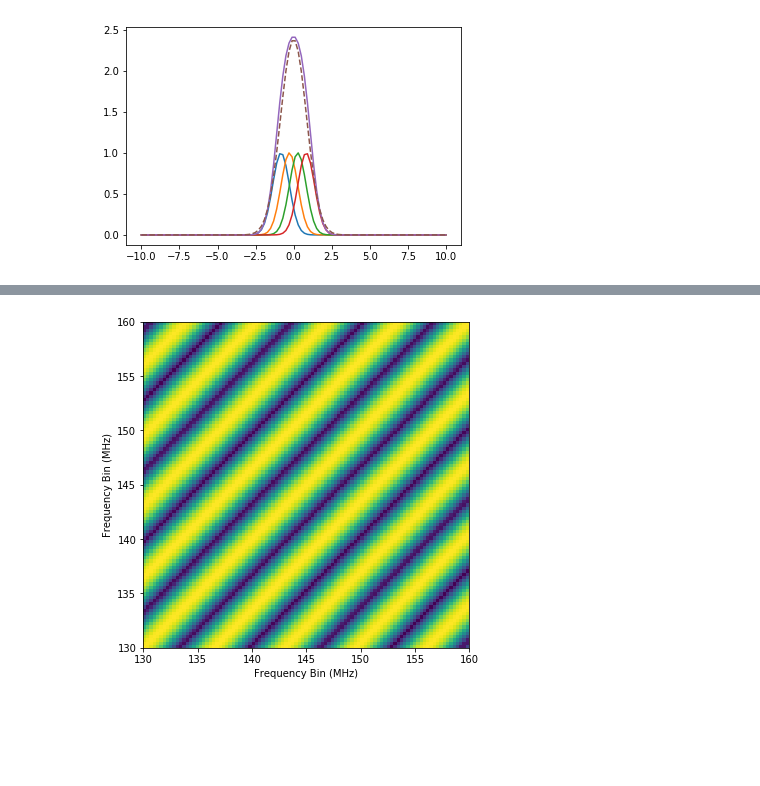
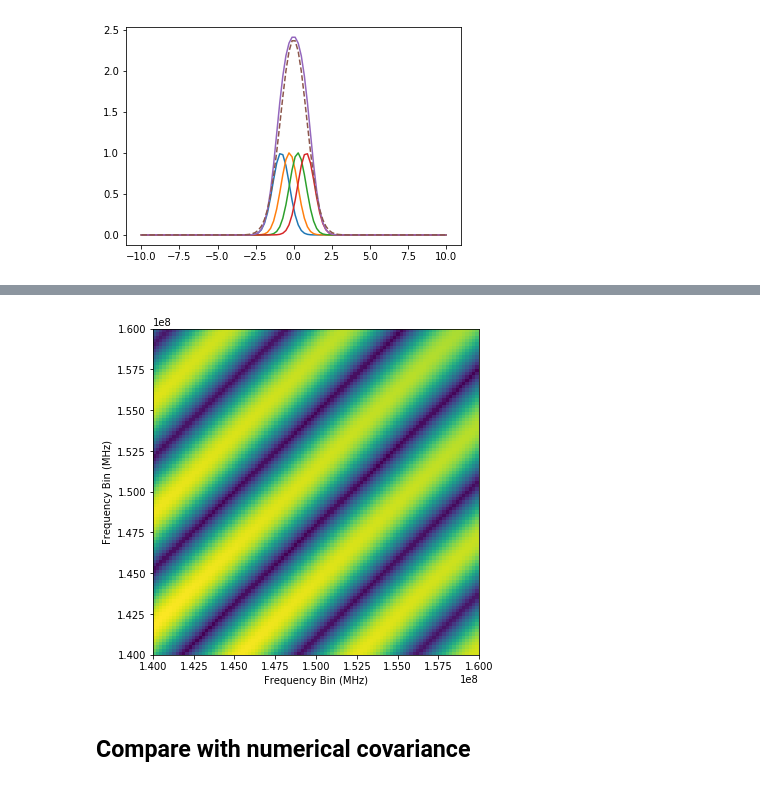
Before and after one commit to ronniyjoseph/Beam-Perturbations, a Jupyter notebook: Beam_Covariance_Analytic.ipynb, the cells around one changed output, grey strips where cells are left out. Cells and saved outputs as stored; diff of their text form; code cells hidden in the pictures; blank space fills up the shorter version.

```diff
--- a/Beam_Covariance_Analytic.ipynb
+++ b/Beam_Covariance_Analytic.ipynb
@@ -156,19 +142,20 @@ sky_model = PointSourceSky()
 sky_model.add_source(flux, frequency_0, source_l, source_m, spectral_index)
 # %%
 u_eor = 50
-frequencies = numpy.linspace(130, 160, 100)
+frequency_range = numpy.linspace(140, 160, 100)*1e6
+ff1, ff2 = numpy.meshgrid(frequency_range, frequency_range)
 
-ff1, ff2 = numpy.meshgrid(frequencies, frequencies)
-
-covariance = beam_covariance(u_eor, ff1, ff2, source_l= 0.2)
+analytic_covariance = beam_covariance(u_eor, ff1, ff2, source_l= 0.2)
 # %%
 figure = pyplot.figure(figsize = (6,6))
 covariance_plot = figure.add_subplot(111)
-covariance_plot.pcolor(frequencies, frequencies,numpy.abs(covariance))
+covariance_plot.pcolor(frequency_range, frequency_range,numpy.abs(analytic_covariance))
 covariance_plot.set_xlabel('Frequency Bin (MHz)')
 covariance_plot.set_ylabel('Frequency Bin (MHz)')
 
 
 covariance_plot.set_aspect('equal')
 # %% [output]
-[figure, old version]
+[figure, new version]
+# %% [markdown]
+## Compare with numerical covariance
```
Also changed, not shown: parts of 19 cells of this notebook, 2 other files.
